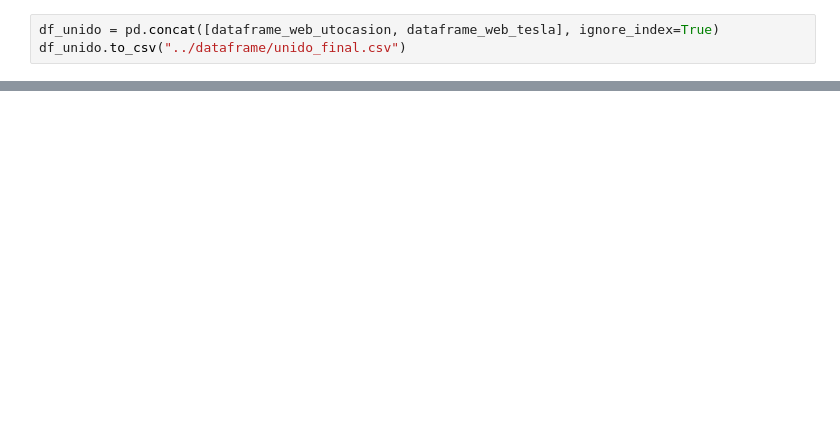
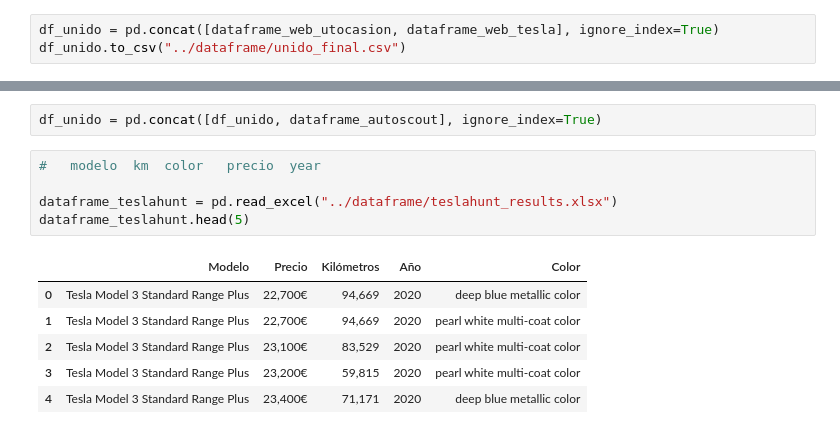
Before and after one commit to ManuelRodrSha/proyecto_tesla, a Jupyter notebook: src/limpiado_datos.ipynb, the cells around one changed output, grey strips where cells are left out. Saved outputs shown, nothing was run; the diff lists cells and outputs as text; blank space fills up the shorter version.

```diff
--- a/src/limpiado_datos.ipynb
+++ b/src/limpiado_datos.ipynb
@@ -236,0 +346,14 @@ df_unido.to_csv("../dataframe/unido_final.csv")
+# %%
+df_unido = pd.concat([df_unido, dataframe_autoscout], ignore_index=True)
+# %%
+#	modelo	km	color	precio	year
+
+dataframe_teslahunt = pd.read_excel("../dataframe/teslahunt_results.xlsx")
+dataframe_teslahunt.head(5)
+# %% [output]
+|  | Modelo | Precio | Kilómetros | Año | Color |
+| 0 | Tesla Model 3 Standard Range Plus | 22,700€ | 94,669 | 2020 | deep blue metallic color |
+| 1 | Tesla Model 3 Standard Range Plus | 22,700€ | 94,669 | 2020 | pearl white multi-coat color |
+| 2 | Tesla Model 3 Standard Range Plus | 23,100€ | 83,529 | 2020 | pearl white multi-coat color |
+| 3 | Tesla Model 3 Standard Range Plus | 23,200€ | 59,815 | 2020 | pearl white multi-coat color |
+| 4 | Tesla Model 3 Standard Range Plus | 23,400€ | 71,171 | 2020 | deep blue metallic color |
```
Also changed, not shown: parts of 19 cells of this notebook, 4 other files.
